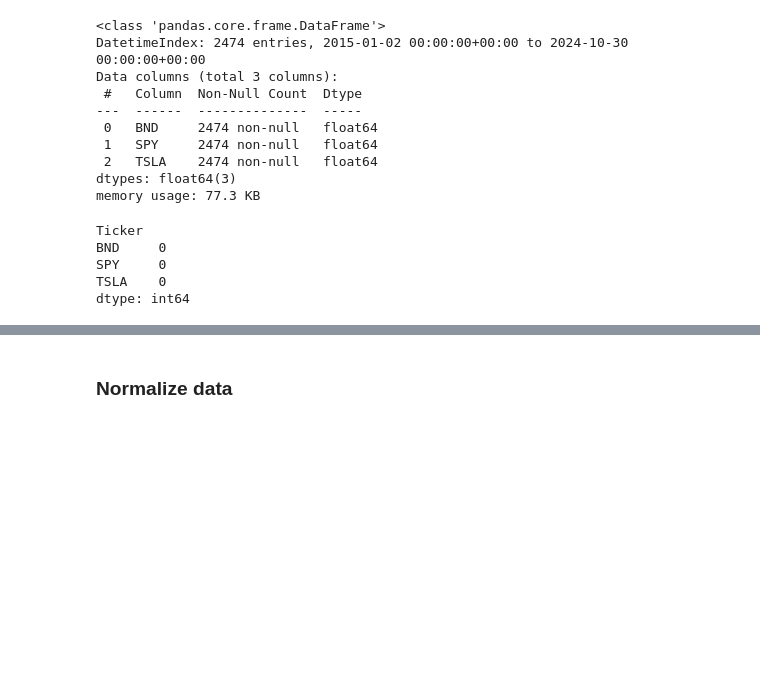
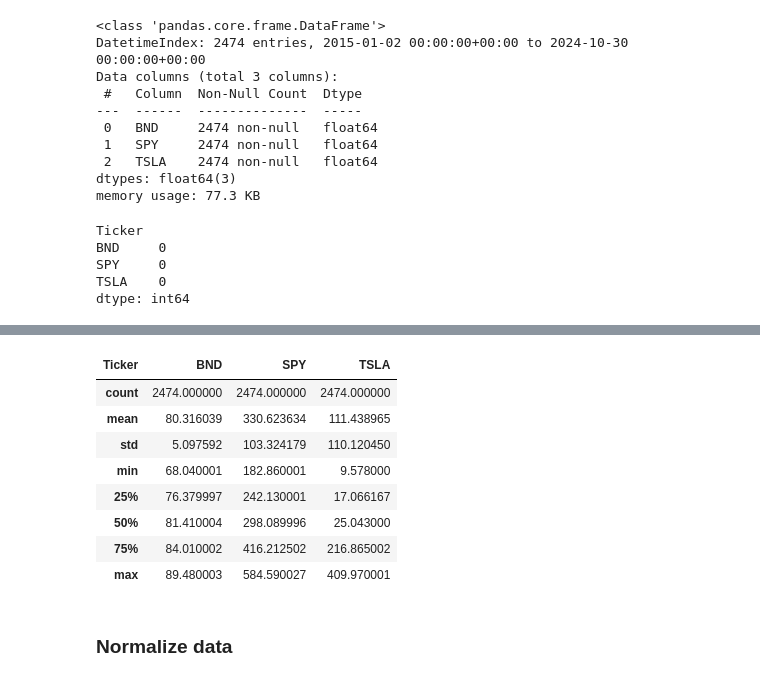
Before and after one commit to yosef-zewdu/Finance-Forecasting-And-Optimization, a Jupyter notebook: notebooks/data_preprocessing.ipynb, the cells around one changed output, grey strips where cells are left out. Cells and saved outputs as stored; diff of their text form; code cells hidden in the pictures; blank space fills up the shorter version.

```diff
--- a/notebooks/data_preprocessing.ipynb
+++ b/notebooks/data_preprocessing.ipynb
@@ -105,3 +117,15 @@ dtype: int64
+# %%
+data.describe()
+# %% [output]
+| Ticker | BND | SPY | TSLA |
+| count | 2474.000000 | 2474.000000 | 2474.000000 |
+| mean | 80.316039 | 330.623634 | 111.438965 |
+| std | 5.097592 | 103.324179 | 110.120450 |
+| min | 68.040001 | 182.860001 | 9.578000 |
+| 25% | 76.379997 | 242.130001 | 17.066167 |
+| 50% | 81.410004 | 298.089996 | 25.043000 |
+| 75% | 84.010002 | 416.212502 | 216.865002 |
+| max | 89.480003 | 584.590027 | 409.970001 |
 # %% [markdown]
 ### Normalize data
 # %%
```
Also changed, not shown: parts of 5 cells of this notebook, 1 other file.
